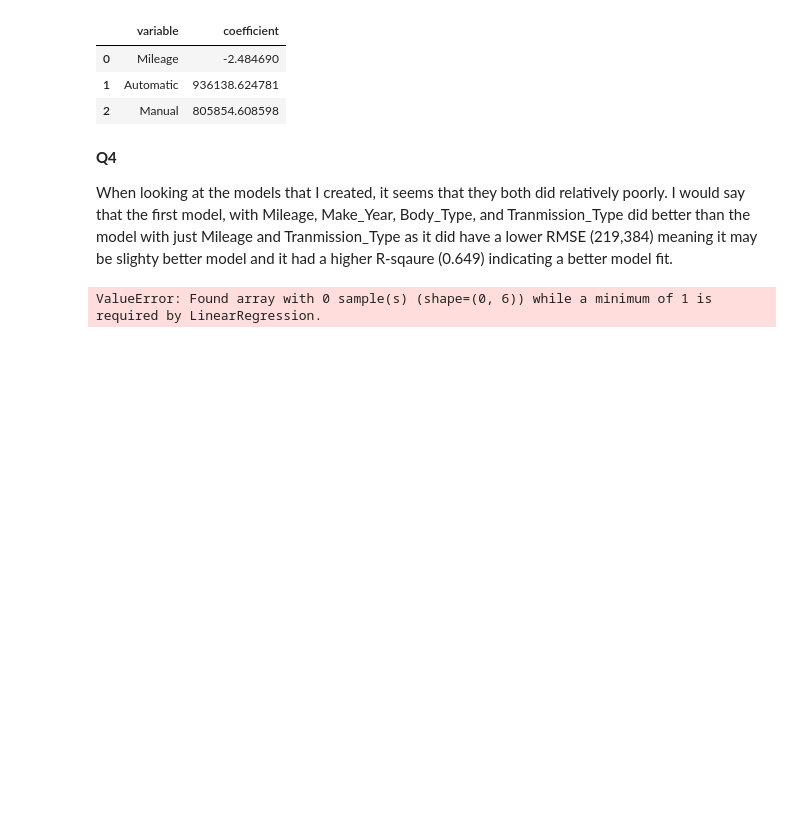
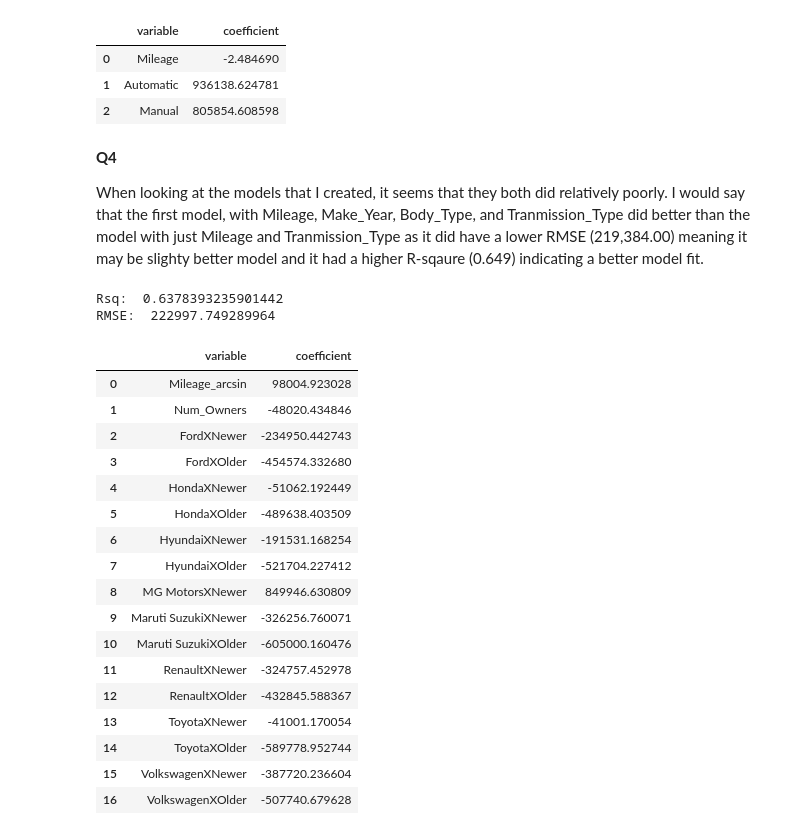
Before and after one commit to borayd3/labs, a Jupyter notebook: 04_hedonic_pricing/04_hedonic_pricing.ipynb, the cells around one changed output. Cells and saved outputs as stored; diff of their text form; code cells hidden in the pictures; blank space fills up the shorter version.

```diff
--- a/04_hedonic_pricing/04_hedonic_pricing.ipynb
+++ b/04_hedonic_pricing/04_hedonic_pricing.ipynb
@@ -179,4 +179,4 @@ RMSE:  361078.8111571295
 # %% [markdown]
 **Q4**
 
-When looking at the models that I created, it seems that they both did relatively poorly. I would say that the first model, with Mileage, Make_Year, Body_Type, and Tranmission_Type did better than the model with just Mileage and Tranmission_Type as it did have a lower RMSE (219,384) meaning it may be slighty better model and it had a higher R-sqaure  (0.649) indicating a better model fit.
+When looking at the models that I created, it seems that they both did relatively poorly. I would say that the first model, with Mileage, Make_Year, Body_Type, and Tranmission_Type did better than the model with just Mileage and Tranmission_Type as it did have a lower RMSE (219,384.00) meaning it may be slighty better model and it had a higher R-sqaure  (0.649) indicating a better model fit.
@@ -194,21 +190,55 @@ L_test = len(y_test)
+# %%
+Ignore = X["Make_Year"]
+Ignore = Ignore.replace([2011, 2012,2013,2014,2015,2016], "Older")
+X["Make_Year1"] = Ignore
+Ignore2 = Ignore.replace([2017, 2018,2019,2020,2021,2022], "Newer")
+X["Make_Year1"] = Ignore2
+X['Make_Year1'].value_counts()
+
+Ignore_make = X["Make"]
+Ignore_make = Ignore_make.replace(["Jeep", "Datsun",'Nissan',"Skoda","Chevrolet","Kia", "Mahindra","Tata"], "less_rel")
+X["Make1"] = Ignore_make
 # %%
+#Q5
+from sklearn import linear_model
+from sklearn.model_selection import train_test_split
+
 y1 = X['Price']
-X['Num_ownXfuel'] = X['Num_Owners'].astype('str')+'X'+X['Fuel_Type'].astype('str')
-x1 = X.loc[:,['Num_ownXfuel', "Mileage_arcsin"] ]
+X['Make1XMake_Year1'] = X['Make1'].astype('str')+'X'+X['Make_Year1'].astype('str')
+x1 = X.loc[:,['Mileage_arcsin', 'Make1XMake_Year1', 'Num_Owners'] ]
+
 
 X_train, X_test, y_train, y_test = train_test_split(x1,y1, test_size=.2, random_state=100)
-R_train = pd.concat([X_train['Mileage_arcsin'],  pd.get_dummies(X_train['Num_ownXfuel'],dtype='int')],  axis = 1)
-R_test = pd.concat([X_train['Mileage_arcsin'], pd.get_dummies(X_test['Num_ownXfuel'],dtype='int')],  axis = 1)
+R_train = pd.concat([X_train['Mileage_arcsin'],X_train['Num_Owners'],  pd.get_dummies(X_train['Make1XMake_Year1'],dtype='int')],  axis = 1)
+R_test = pd.concat([X_test['Mileage_arcsin'],X_test['Num_Owners'], pd.get_dummies(X_test['Make1XMake_Year1'],dtype='int')],  axis = 1)
+#R_train1 = R_train.drop(['ChevroletXOlder','DatsunXNewer','KiaXNewer','MahindraXNewer','NissanXNewer','NissanXOlder','SkodaXNewer','SkodaXOlder'], axis = 1)
+#R_train1 = R_train1.drop(['DatsunXOlder','JeepXNewer','MahindraXOlder','TataXNewer','TataXOlder'], axis = 1)
+R_test1 = R_test.drop(['less_relXNewer', 'less_relXOlder'], axis = 1)
+reg5 = linear_model.LinearRegression(fit_intercept=False).fit(R_train1,y_train)
+y_hat5 = reg5.predict(R_test1)
+print('Rsq: ', reg5.score(R_test1,y_test))
+rmse = np.sqrt( np.mean( (y_test - y_hat5)**2 ))
+print('RMSE: ', rmse)
+results = pd.DataFrame({'variable':reg5.feature_names_in_, 'coefficient': reg5.coef_})
+results
+# %% [output]
+Rsq:  0.6378393235901442
+RMSE:  222997.749289964
+|  | variable | coefficient |
+| 0 | Mileage_arcsin | 98004.923028 |
+| 1 | Num_Owners | -48020.434846 |
+| 2 | FordXNewer | -234950.442743 |
+| 3 | FordXOlder | -454574.332680 |
+| 4 | HondaXNewer | -51062.192449 |
+| 5 | HondaXOlder | -489638.403509 |
+| 6 | HyundaiXNewer | -191531.168254 |
+| 7 | HyundaiXOlder | -521704.227412 |
+| 8 | MG MotorsXNewer | 849946.630809 |
+| 9 | Maruti SuzukiXNewer | -326256.760071 |
+| 10 | Maruti SuzukiXOlder | -605000.160476 |
+| 11 | RenaultXNewer | -324757.452978 |
+| 12 | RenaultXOlder | -432845.588367 |
+| 13 | ToyotaXNewer | -41001.170054 |
+| 14 | ToyotaXOlder | -589778.952744 |
+| 15 | VolkswagenXNewer | -387720.236604 |
+| 16 | VolkswagenXOlder | -507740.679628 |
-# %%
-R_train = R_train.drop(["1Xpetrol+cng", "3Xdiesel"], axis = 1)
-R_train = R_train.dropna()
-R_test = R_test.dropna()
-reg5 = linear_model.LinearRegression(fit_intercept=False).fit(R_train,y_train)
-y_hat = reg5.predict(R_train)
-print('Rsq: ', reg5.score(R_test,y_test)) # R2
-#rmse = np.sqrt( np.mean( (y_test - y_hat)**2 ))
-#print('RMSE: ', rmse) # R2
-#results = pd.DataFrame({'variable':reg5.feature_names_in_, 'coefficient': reg5.coef_}) # Regression coefficients
-#results
-# %% [output]
-ValueError: Found array with 0 sample(s) (shape=(0, 6)) while a minimum of 1 is required by LinearRegression.
```
Also changed, not shown: parts of 8 cells of this notebook.
